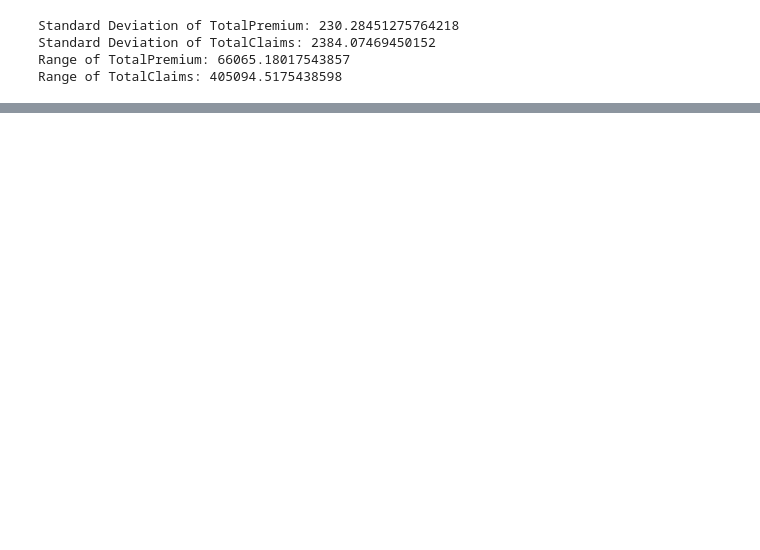
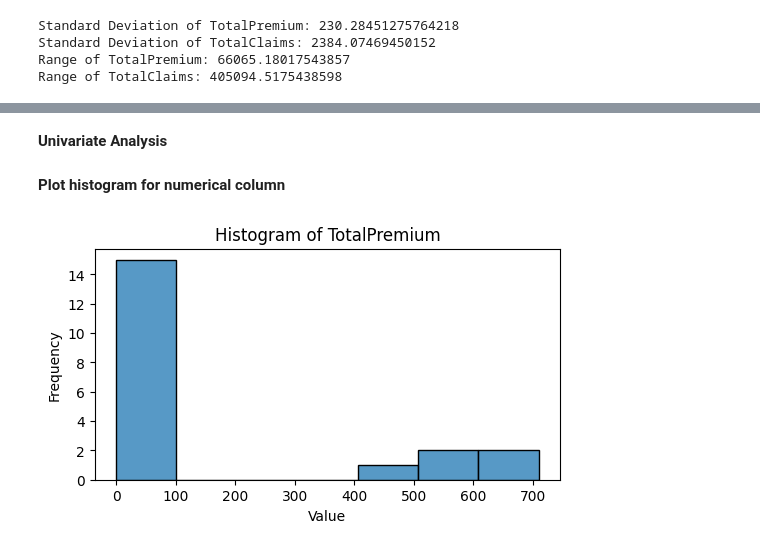
Before and after one commit to neimaNasir/AlphaCare-Insurance-Solutions-ACIS-, a Jupyter notebook: notebooks/EDA.ipynb, the cells around one changed output, grey strips where cells are left out. Drawn from its saved outputs; the diff is of its cells as text; code cells hidden in the pictures; blank space fills up the shorter version.

```diff
--- a/notebooks/EDA.ipynb
+++ b/notebooks/EDA.ipynb
@@ -312,3 +198,0 @@ memory usage: 405.4+ MB
-# %%
-df['transaction_month']=df['TransactionMonth']
-df['transaction_month'] = pd.to_datetime(df['TransactionMonth'], errors='coerce')
@@ -446,0 +199,17 @@ Name: TotalPremium, dtype: float64
+# %% [markdown]
+**Univariate Analysis**
+# %% [markdown]
+**Plot histogram for numerical column**
+# %%
+# Visualize the histogram for TotalPremium
+df_sample = df.head(20)
+numerical_column = 'TotalPremium'
+
+plt.figure(figsize=(6, 3))
+sns.histplot(df_sample[numerical_column])
+plt.title(f'Histogram of {numerical_column}')
+plt.xlabel('Value')
+plt.ylabel('Frequency')
+plt.show()
+# %% [output]
+[figure, added]
```
Also changed, not shown: parts of 32 cells of this notebook.
